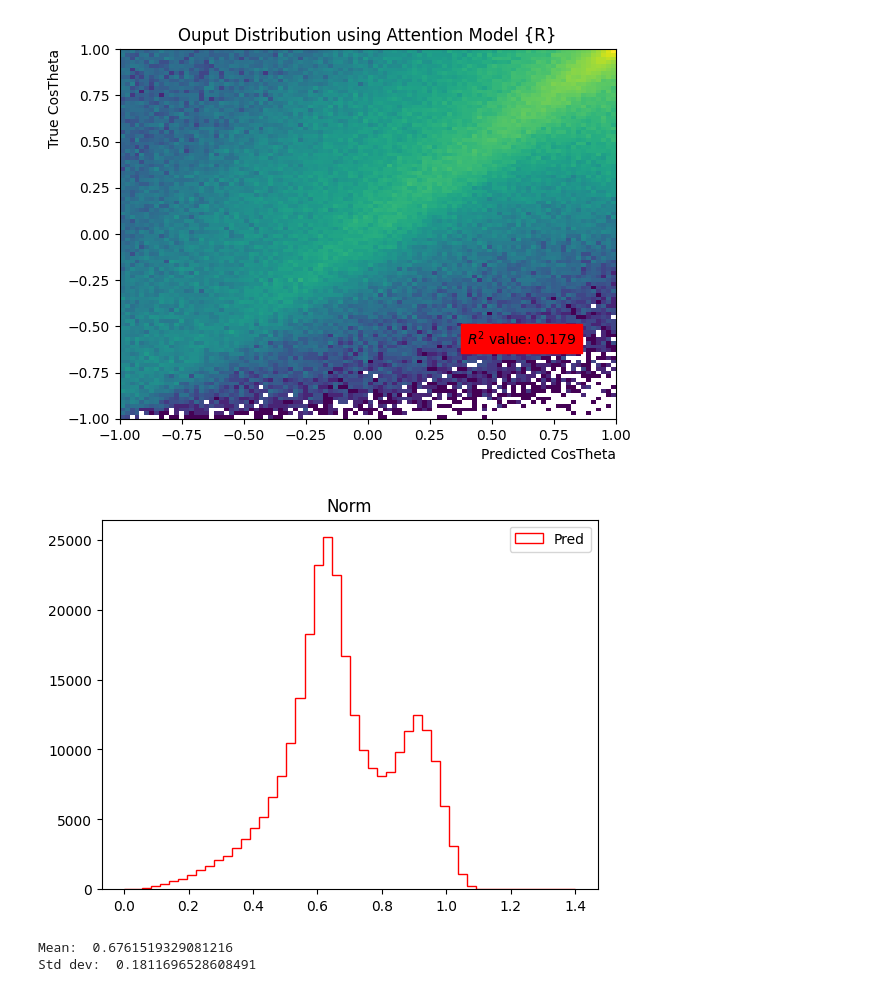
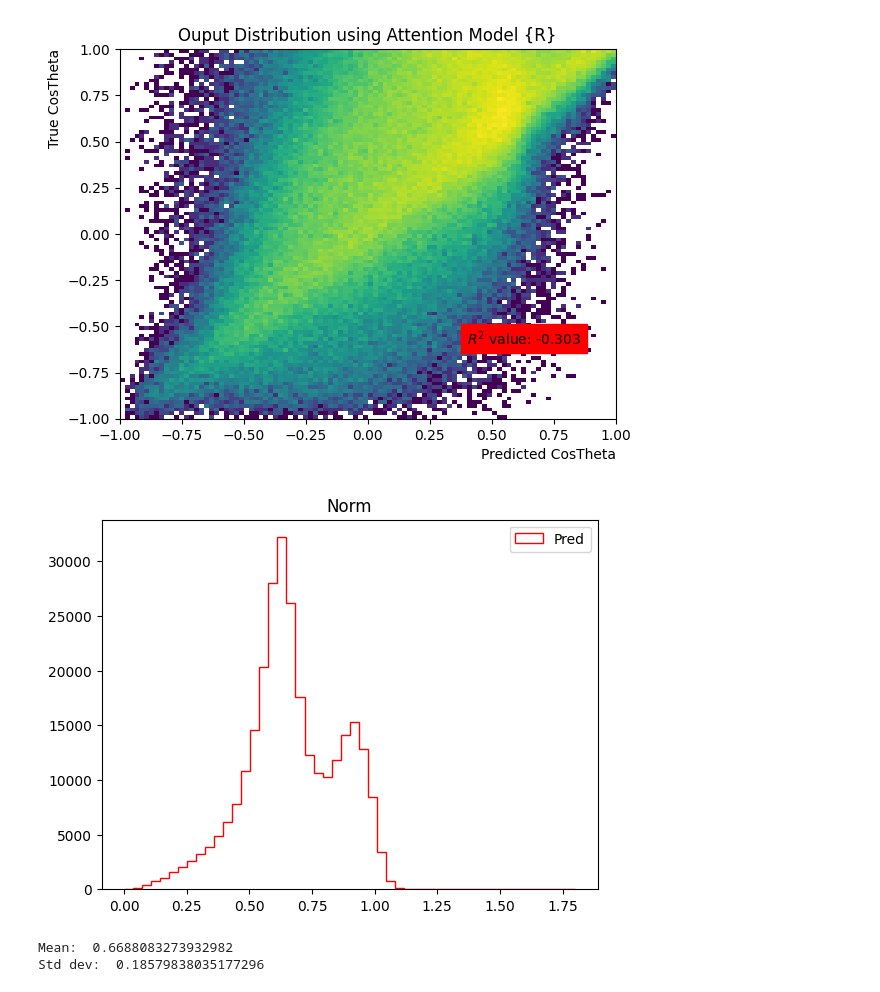
Before and after one commit to LukeV37/Top_Polarimetry, a Jupyter notebook: model/Eval.ipynb, the cells around one changed output. Saved outputs shown, nothing was run; the diff lists cells and outputs as text; code cells hidden in the pictures.

```diff
--- a/model/Eval.ipynb
+++ b/model/Eval.ipynb
@@ -16,18 +16,18 @@ Welcome to JupyROOT 6.28/09
 # %%
-training_tag = "U_Test"
-L_eval_tag = "L_Test"
-R_eval_tag = "R_Test"
+training_tag = "U_30M"
+L_eval_tag = "L_1M"
+R_eval_tag = "R_1M"
 
-in_data_L = "WS_L_Test/datasets_eval"
-in_data_R = "WS_R_Test/datasets_eval"
+in_data_L = "WS_L_1M/datasets_eval"
+in_data_R = "WS_R_1M/datasets_eval"
 
 eval_type="down"
 
-post_norm=True
+post_norm=False
 # %%
-in_model_top = "WS_U_Test/training_top_nominal"
+in_model_top = "WS_U_30M/training_top_nominal"
 if eval_type=="down":
-    in_model_quark = "WS_U_40M/training_down_nominal"
+    in_model_quark = "WS_U_30M/training_down_nominal"
 if eval_type=="bottom":
     in_model_quark = "WS_U_Test/training_bottom_nominal"
 # %%
@@ -203,22 +203,22 @@ plt.text(1-0.3*2,1-0.8*2,"$R^2$ value: "+str(round(r2_score(np.ravel(cos_theta_p
 plt.show()
 plt.close()
 # %% [output]
-[figure, old version]
+[figure, new version]
 # %%
 norm_true = np.sqrt(true_quark_L[:,0]**2+true_quark_L[:,1]**2+true_quark_L[:,2]**2)
 norm_pred = np.sqrt(pred_quark_L[:,0]**2+pred_quark_L[:,1]**2+pred_quark_L[:,2]**2)
 # %%
 plt.title("Norm")
 #plt.hist(norm_true,histtype='step',bins=50,range=(0,1.4),color='k',label='True')
-plt.hist(norm_pred,histtype='step',bins=50,range=(0,1.4),color='r',label='Pred')
+plt.hist(norm_pred,histtype='step',bins=50,range=(0,1.8),color='r',label='Pred')
 plt.legend()
 plt.show()
 print("Mean: ", np.mean(norm_pred))
 print("Std dev: ", np.std(norm_pred))
 # %% [output]
-[figure, old version]
+[figure, new version]
-Mean:  0.6761519329081216
-Std dev:  0.1811696528608491
+Mean:  0.6688083273932982
+Std dev:  0.18579838035177296
 # %%
 output = {
     "true_top_px_R": [],
```
Also changed, not shown: parts of 8 cells of this notebook, 1 other file.
